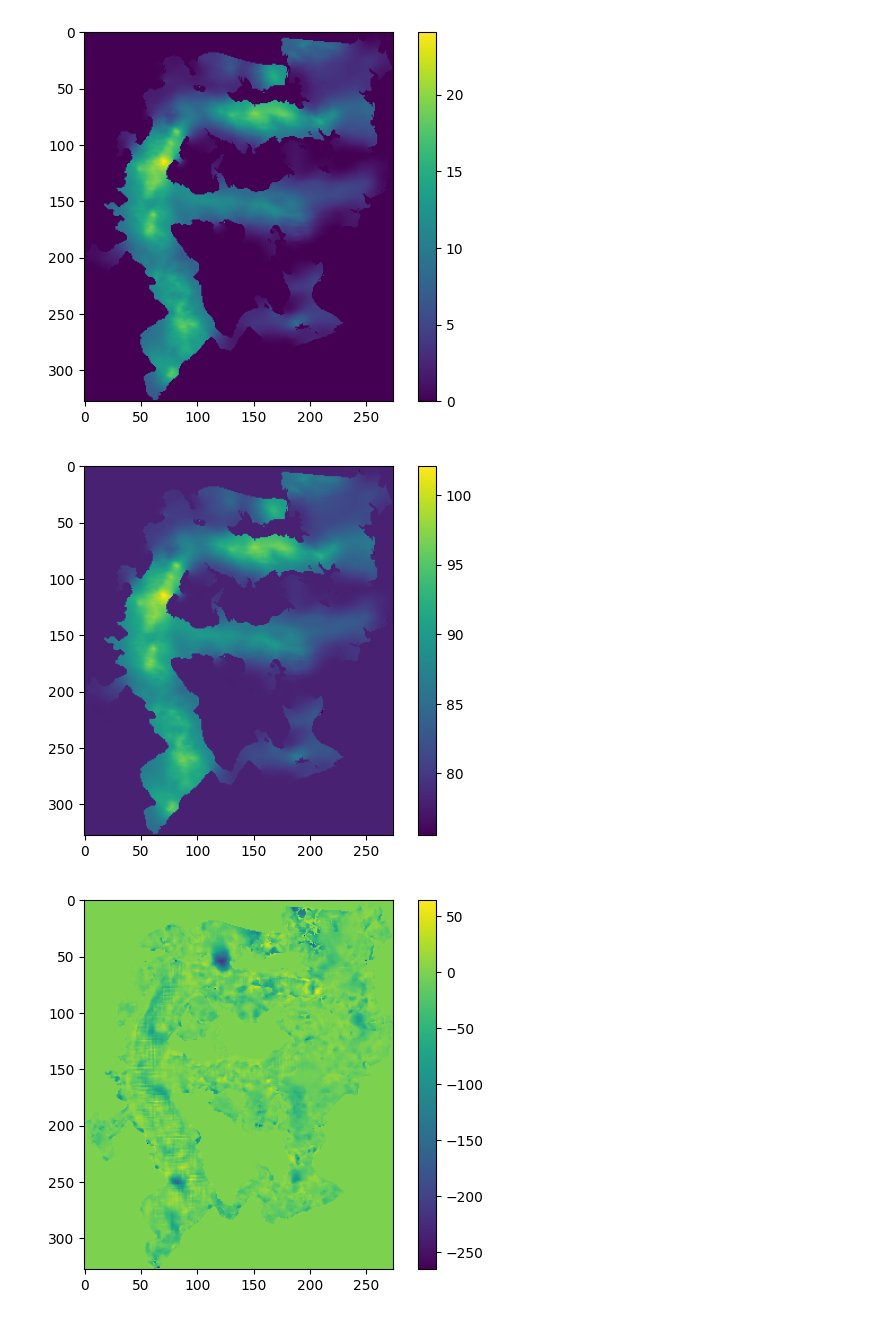
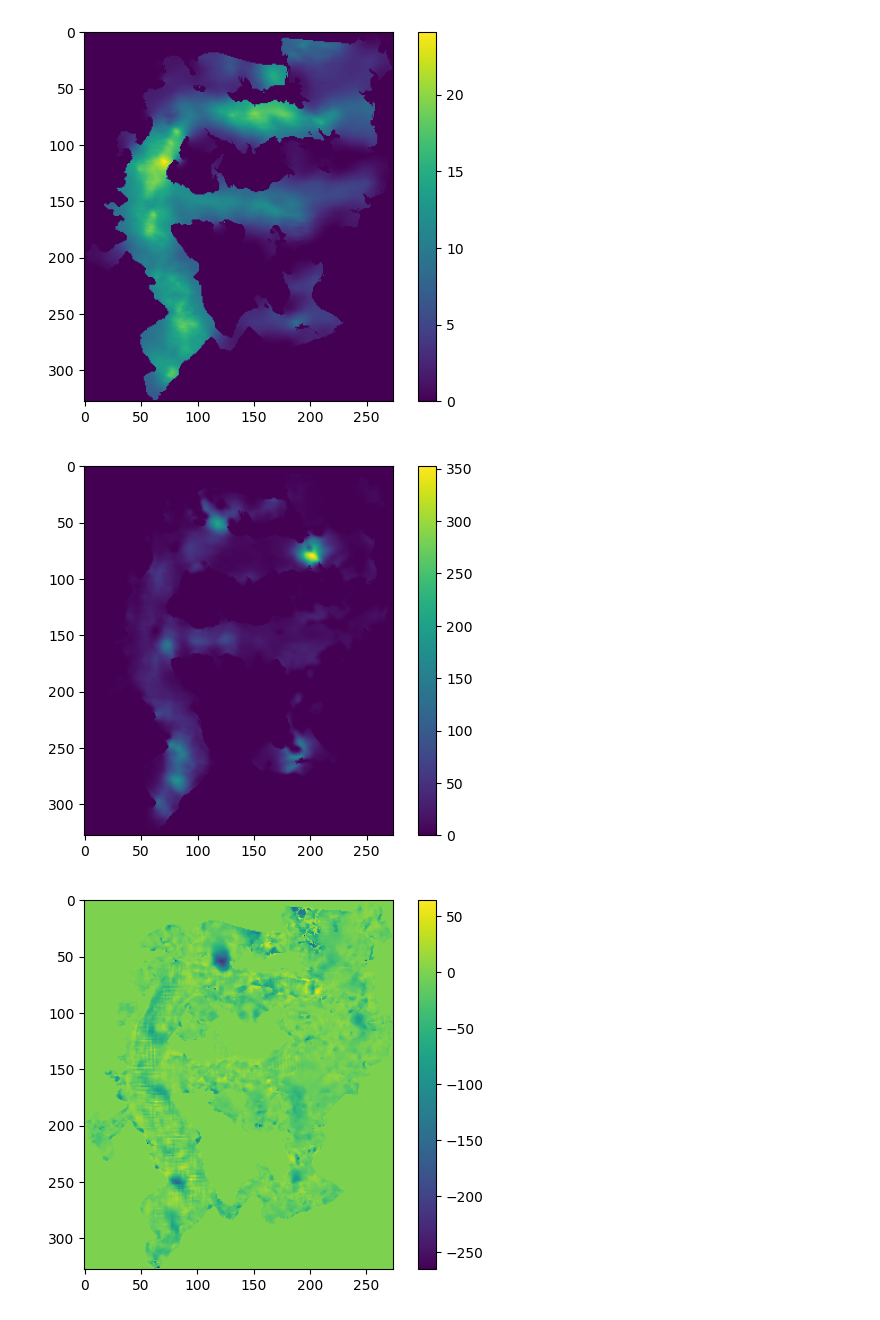
Before and after one commit to ethan-pierce/igm-alpine, a Jupyter notebook: mendenhall/basal-sliding/outputs/base_case/explore-output.ipynb, the cells around one changed output. Cells and saved outputs as stored; diff of their text form; code cells hidden in the pictures.

```diff
--- a/mendenhall/basal-sliding/outputs/base_case/explore-output.ipynb
+++ b/mendenhall/basal-sliding/outputs/base_case/explore-output.ipynb
@@ -55,11 +55,11 @@ plt.show()
 # %% [output]
 [figure]
 # %%
-im = plt.imshow(optimize['strflowctrl'][-1])
+im = plt.imshow(np.sqrt(ex['uvelbase'][0]**2 + ex['vvelbase'][0]**2))
 plt.colorbar(im)
 plt.show()
 # %% [output]
-[figure, old version]
+[figure, new version]
 # %%
 im = plt.imshow(optimize['velsurf_mag'][-1] - optimize['velsurfobs_mag'][-1])
 plt.colorbar(im)
```
Also changed, not shown: parts of 1 cell of this notebook, 1 other file.
